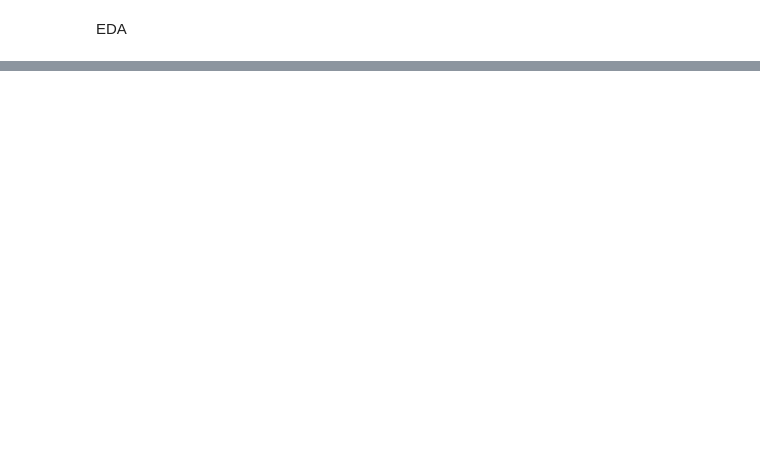
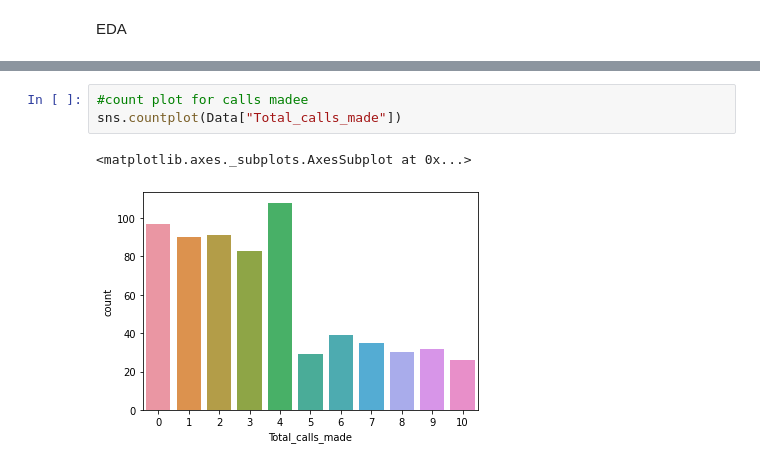
Before and after one commit to GreatLearningAIML1/gl-pgp-aiml-uta-intl-mar20-veenaneshwari, a Jupyter notebook: July11/CreditCardCustomerData.ipynb, the cells around one changed output, grey strips where cells are left out. Drawn from its saved outputs; the diff is of its cells as text; blank space fills up the shorter version.

```diff
--- a/July11/CreditCardCustomerData.ipynb
+++ b/July11/CreditCardCustomerData.ipynb
@@ -98,0 +120,6 @@ sns.distplot(Data["Avg_Credit_Limit"])
+# %%
+#count plot for calls madee
+sns.countplot(Data["Total_calls_made"])
+# %% [output]
+<matplotlib.axes._subplots.AxesSubplot at 0x...>
+[figure, added]
```
Also changed, not shown: parts of 25 cells of this notebook, 1 other file.
